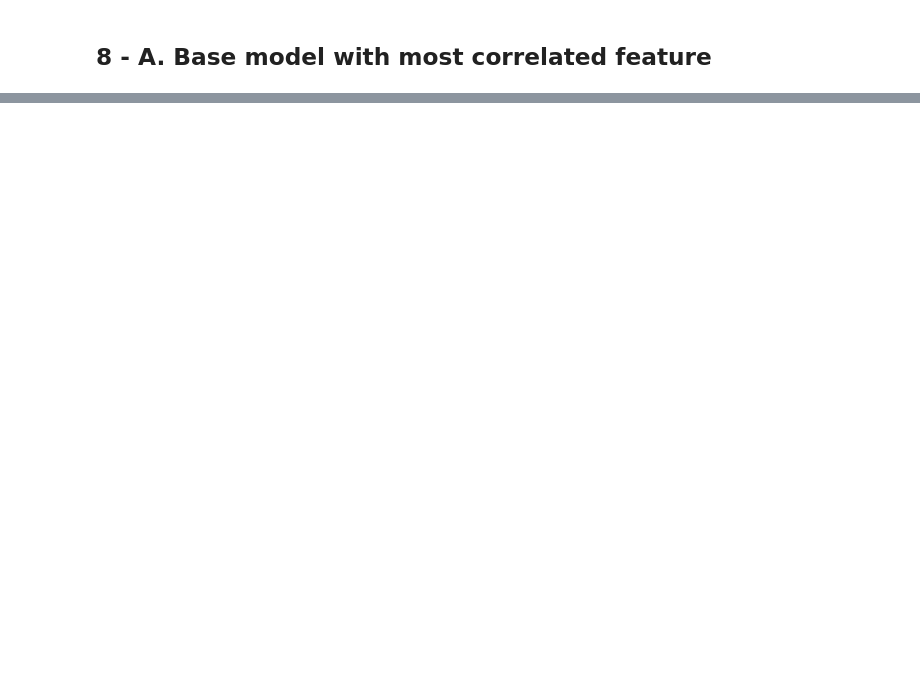
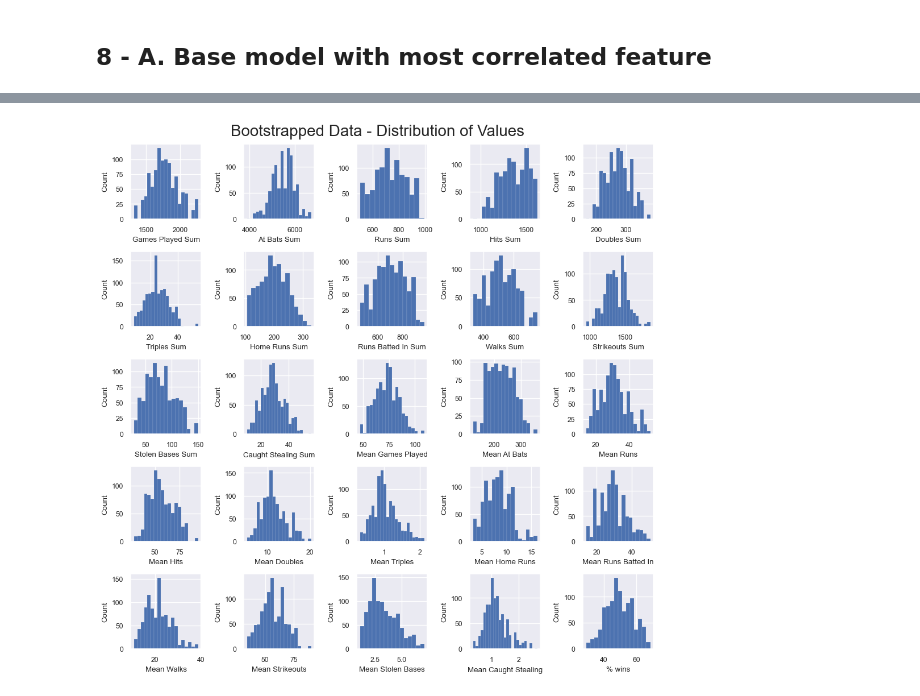
Before and after one commit to AgathaZareth/Capstone_Project, a Jupyter notebook: notebooks/Modeling.ipynb, the cells around one changed output, grey strips where cells are left out. Drawn from its saved outputs; the diff is of its cells as text; code cells hidden in the pictures; blank space fills up the shorter version.

```diff
--- a/notebooks/Modeling.ipynb
+++ b/notebooks/Modeling.ipynb
@@ -1751,0 +1861,4 @@ coeffs_to_df(four_feats, target)
+# %%
+whole = pd.read_pickle("../pickled_tables/MODELING_DF.pkl")
+df = whole.drop(['Team', 'Year'], axis=1)
+df
@@ -1751,0 +1879,6 @@ coeffs_to_df(four_feats, target)
+# %%
+from sklearn.utils import resample
+
+
+resamp = resample(df, replace=True, random_state=seed, n_samples=1000)
+resamp
@@ -1751,0 +1899,3 @@ coeffs_to_df(four_feats, target)
+# %%
+resamp = resamp.astype(float)
+resamp.info()
@@ -1751,0 +1925,5 @@ coeffs_to_df(four_feats, target)
+# %%
+hist_grid(df=resamp, ncols=5, nrows=5, figsize=(10,10),
+          title="Bootstrapped Data - Distribution of Values", title_fontsize=20)
+# %% [output]
+[figure, added]
```
Also changed, not shown: parts of 54 cells of this notebook.
